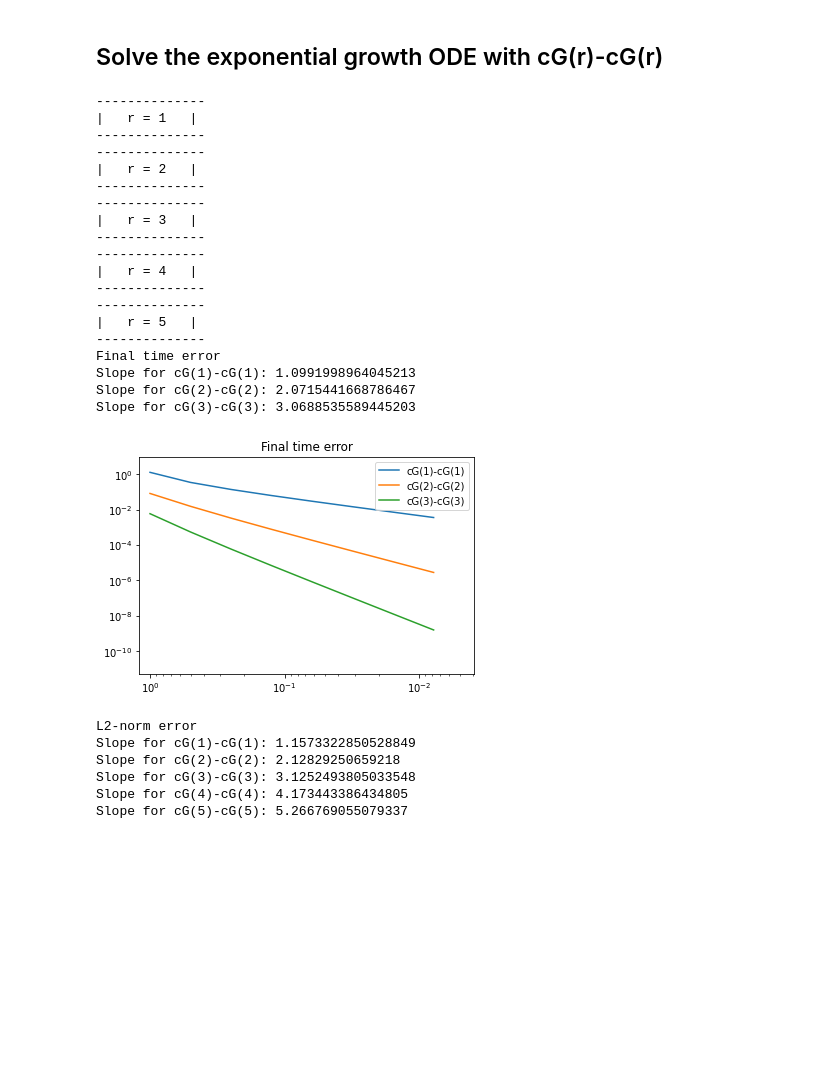
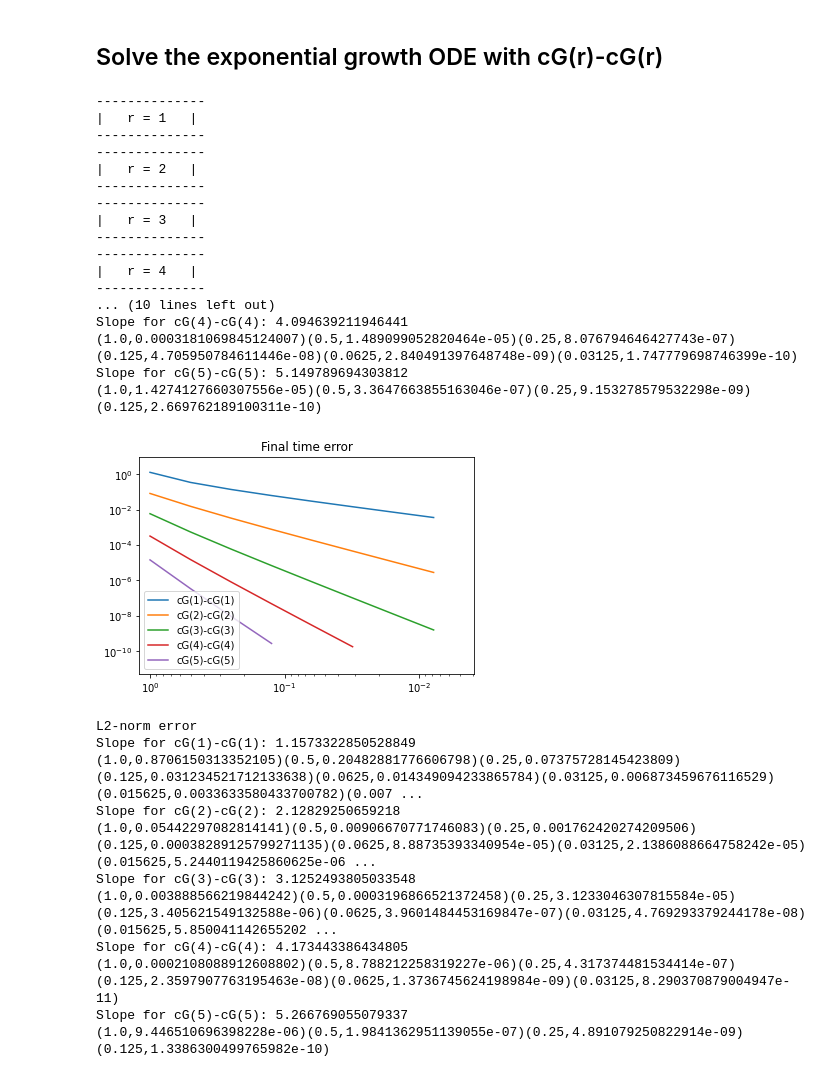
Before and after one commit to mathmerizing/PhD_SupplementaryMaterial, a Jupyter notebook: Time_FEM/Galerkin_OneElement_Convergence_Exponential_Growth.ipynb, the cells around one changed output. Saved outputs shown, nothing was run; the diff lists cells and outputs as text; code cells hidden in the pictures; blank space fills up the shorter version.

Commit message:
Output error for convergence plots

```diff
--- a/Time_FEM/Galerkin_OneElement_Convergence_Exponential_Growth.ipynb
+++ b/Time_FEM/Galerkin_OneElement_Convergence_Exponential_Growth.ipynb
@@ -664,16 +693,19 @@ for r in range(1,6):
 print("Final time error")
 plt.title("Final time error")
 for r in error["final"].keys():
-    if r > 3:
-        continue
-    k_vals = [e[0] for e in error["final"][r] if e[1] > 1e-12]
-    err_vals = [e[1] for e in error["final"][r] if e[1] > 1e-12]
+    #if r > 3:
+    #    continue
+    k_vals = [e[0] for e in error["final"][r] if e[1] > 1e-11]
+    err_vals = [e[1] for e in error["final"][r] if e[1] > 1e-11]
     if len(k_vals) > 1:
         x = k_vals
         y = err_vals
         plt.plot(x, y, label=f"cG({r})")
         plt.axis([1.2, pow(0.5, 8), 5e-12, 1e1])
         print(f"Slope for cG({r}): {(np.log(y[-1]) - np.log(y[0])) / (np.log(x[-1]) - np.log(x[0]))}")
+        for _k, _e in zip(k_vals, err_vals):
+            print(f"({_k},{_e})",end="")
+        print("")
 plt.legend()
 plt.xscale("log")
 plt.yscale("log")
@@ -692,6 +724,9 @@ for r in error["L2"].keys():
         # NOTE: system matrix might become ill-conditioned for large r
         #       and Gauss-Lobatto quad
         print(f"Slope for cG({r}): {(np.log(y[-1]) - np.log(y[0])) / (np.log(x[-1]) - np.log(x[0]))}")
+        for _k, _e in zip(k_vals, err_vals):
+            print(f"({_k},{_e})",end="")
+        print("")
 plt.legend(loc="lower right")
 plt.xscale("log")
 plt.yscale("log")
@@ -863,61 +901,70 @@ for r in range(1,6):
 print("Final time error")
 plt.title("Final time error")
 for r in error["final"].keys():
-    if r > 3:
-        continue
-    k_vals = [e[0] for e in error["final"][r] if e[1] > 1e-12]
-    err_vals = [e[1] for e in error["final"][r] if e[1] > 1e-12]
+    #if r > 3:
+    #    continue
+    k_vals = [e[0] for e in error["final"][r] if e[1] > 5e-11]
+    err_vals = [e[1] for e in error["final"][r] if e[1] > 5e-11]
     if len(k_vals) > 1:
         x = k_vals
         y = err_vals
         plt.plot(x, y, label=f"cG({r})-cG({r})")
         plt.axis([1.2, pow(0.5, 8), 5e-12, 1e1])
         print(f"Slope for cG({r})-cG({r}): {(np.log(y[-1]) - np.log(y[1])) / (np.log(x[-1]) - np.log(x[1]))}")
+        for _k, _e in zip(k_vals, err_vals):
+            print(f"({_k},{_e})",end="")
+        print("")
 plt.legend()
 plt.xscale("log")
 plt.yscale("log")
 plt.show()
 
 print("L2-norm error")
 plt.title("L2 error")
 for r in error["L2"].keys():
-    k_vals = [e[0] for e in error["L2"][r] if e[1] > 1e-11]
-    err_vals = [e[1] for e in error["L2"][r] if e[1] > 1e-11]
+    k_vals = [e[0] for e in error["L2"][r] if e[1] > 5e-11]
+    err_vals = [e[1] for e in error["L2"][r] if e[1] > 5e-11]
     if len(k_vals) > 1:
         x = k_vals
         y = err_vals
         plt.plot(x, y, label=f"cG({r})-cG({r})")
         plt.axis([1.2, pow(0.5, 8), 5e-12, 1e1])
         print(f"Slope for cG({r})-cG({r}): {(np.log(y[-1]) - np.log(y[1])) / (np.log(x[-1]) - np.log(x[1]))}")
+        for _k, _e in zip(k_vals, err_vals):
+            print(f"({_k},{_e})",end="")
+        print("")
 plt.legend(loc="lower right")
 plt.xscale("log")
 plt.yscale("log")
 plt.show()
 # %% [output]
 --------------
 |   r = 1   |
 --------------
 --------------
 |   r = 2   |
 --------------
 --------------
 |   r = 3   |
 --------------
 --------------
 |   r = 4   |
 --------------
---------------
-|   r = 5   |
---------------
-Final time error
-Slope for cG(1)-cG(1): 1.0991998964045213
-Slope for cG(2)-cG(2): 2.0715441668786467
-Slope for cG(3)-cG(3): 3.0688535589445203
+... (10 lines left out)
+Slope for cG(4)-cG(4): 4.094639211946441
+(1.0,0.0003181069845124007)(0.5,1.489099052820464e-05)(0.25,8.076794646427743e-07)(0.125,4.705950784611446e-08)(0.0625,2.840491397648748e-09)(0.03125,1.747779698746399e-10)
+Slope for cG(5)-cG(5): 5.149789694303812
+(1.0,1.4274127660307556e-05)(0.5,3.3647663855163046e-07)(0.25,9.153278579532298e-09)(0.125,2.669762189100311e-10)
-[figure, old version]
+[figure, new version]
 L2-norm error
 Slope for cG(1)-cG(1): 1.1573322850528849
+(1.0,0.8706150313352105)(0.5,0.20482881776606798)(0.25,0.07375728145423809)(0.125,0.031234521712133638)(0.0625,0.014349094233865784)(0.03125,0.006873459676116529)(0.015625,0.0033633580433700782)(0.007 ...
 Slope for cG(2)-cG(2): 2.12829250659218
+(1.0,0.05442297082814141)(0.5,0.00906670771746083)(0.25,0.001762420274209506)(0.125,0.00038289125799271135)(0.0625,8.88735393340954e-05)(0.03125,2.1386088664758242e-05)(0.015625,5.2440119425860625e-06 ...
 Slope for cG(3)-cG(3): 3.1252493805033548
+(1.0,0.003888566219844242)(0.5,0.0003196866521372458)(0.25,3.1233046307815584e-05)(0.125,3.405621549132588e-06)(0.0625,3.9601484453169847e-07)(0.03125,4.769293379244178e-08)(0.015625,5.850041142655202 ...
 Slope for cG(4)-cG(4): 4.173443386434805
+(1.0,0.0002108088912608802)(0.5,8.788212258319227e-06)(0.25,4.317374481534414e-07)(0.125,2.3597907763195463e-08)(0.0625,1.3736745624198984e-09)(0.03125,8.290370879004947e-11)
 Slope for cG(5)-cG(5): 5.266769055079337
+(1.0,9.446510696398228e-06)(0.5,1.9841362951139055e-07)(0.25,4.891079250822914e-09)(0.125,1.3386300499765982e-10)
 [figure]
```
Also changed, not shown: parts of 3 cells of this notebook.
